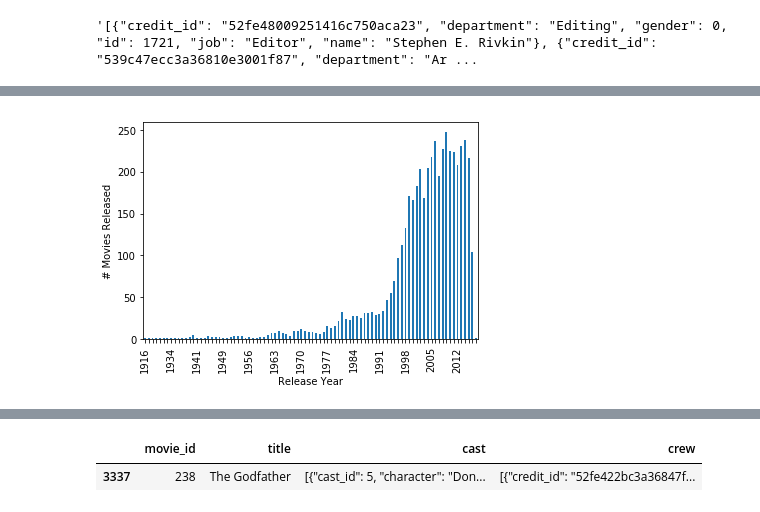
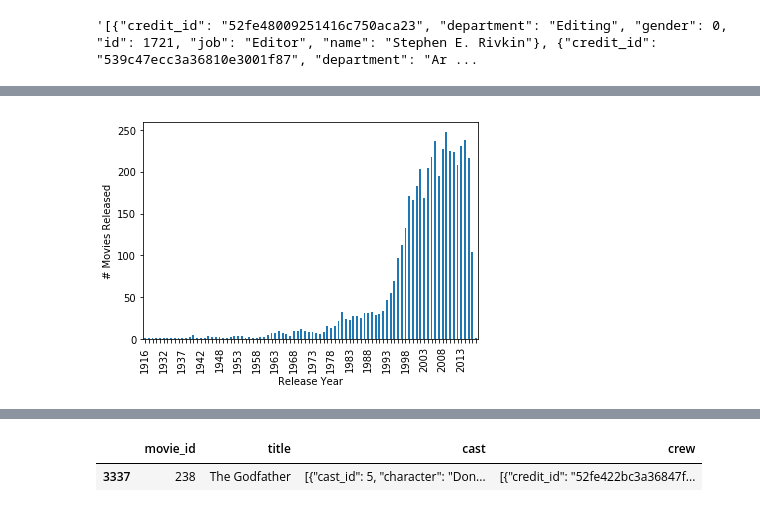
Before and after one commit to moscowjh/tmdb_dataset_analysis, a Jupyter notebook: investigate-a-dataset-template.ipynb, the cells around one changed output, grey strips where cells are left out. Drawn from its saved outputs; the diff is of its cells as text; code cells hidden in the pictures.

```diff
--- a/investigate-a-dataset-template.ipynb
+++ b/investigate-a-dataset-template.ipynb
@@ -200,28 +200,28 @@ release_year  count
 # %%
 # plots the data in df4 as a histogram
 """plt.hist(release_year, bins = 'auto')
 plt.title('Distribution of Movie Release Years (TMDB Dataset)')
 plt.xlabel('Year')
 plt.ylabel('Number of Releases')
 plt.axis([0, 60, 0, 3000])
 plt.show()"""
 # df4.plot.hist('release_year')
 ax = df4.plot(x='release_year', y='count', kind='bar',legend=False)
 # ax.set_xlim((1916, 2017))
 ax.set_xlabel("Release Year")
 ax.set_ylabel("# Movies Released")
-n = 7  # Keeps every 7th label
+n = 5  # Keeps every 7th label
 [l.set_visible(False) for (i,l) in enumerate(ax.xaxis.get_ticklabels()) if i % n != 0]
 """for label in ax.xaxis.get_ticklabels()[::2]:
     label.set_visible(False)
 plt.tick_params(
     axis='x',          # changes apply to the x-axis
     which='both',      # both major and minor ticks are affected
     bottom='off',      # ticks along the bottom edge are off
     top='off',         # ticks along the top edge are off
     labelbottom='on') # labels along the bottom edge are off
 # plt.hist(df4['count', bins = 'release_year'])"""
 # plt.tight_layout()
 plt.show()
 # %% [output]
-[figure, old version]
+[figure, new version]
```
Also changed, not shown: parts of 2 cells of this notebook.
